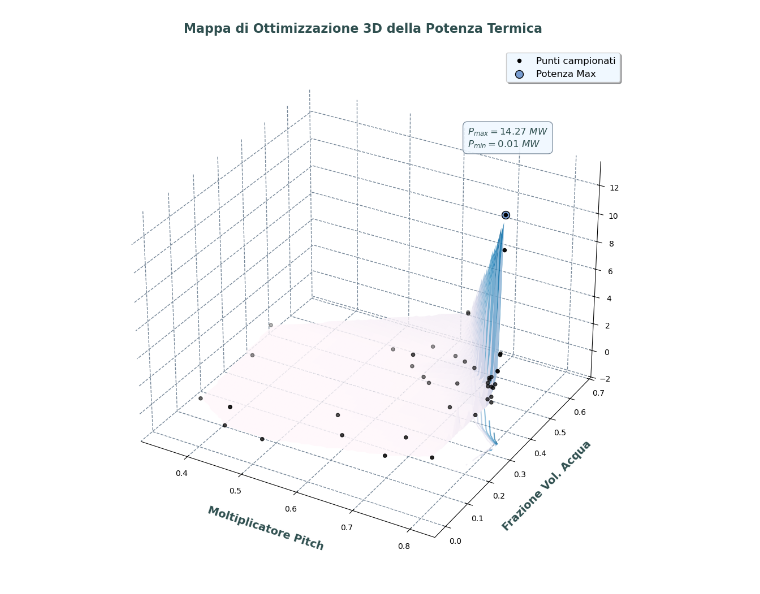
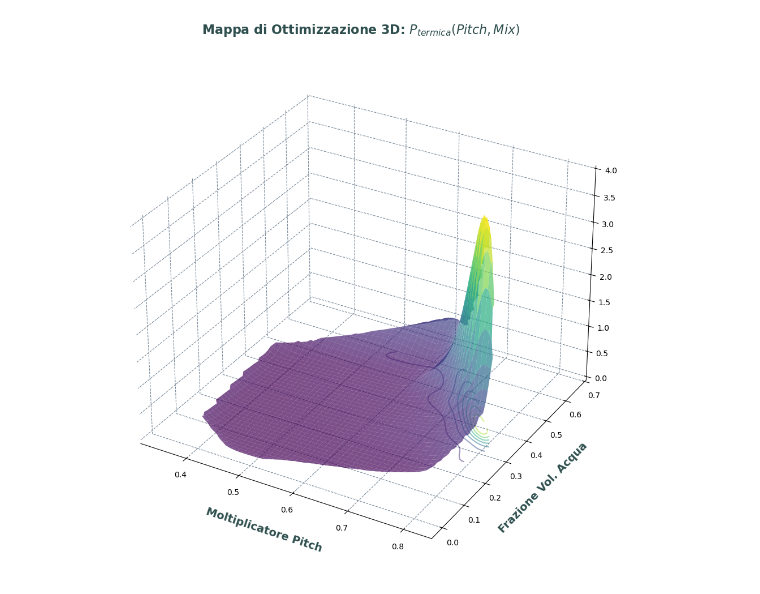
Before and after one commit to oblivion0218/Tesi-Magistrale, a Jupyter notebook: Open MC/reattore_7/fixed/analisi.ipynb, the cells around one changed output. Saved outputs shown, nothing was run; the diff lists cells and outputs as text; code cells hidden in the pictures.

```diff
--- a/Open MC/reattore_7/fixed/analisi.ipynb
+++ b/Open MC/reattore_7/fixed/analisi.ipynb
@@ -2,14 +2,16 @@
 import numpy as np
 import matplotlib.pyplot as plt
 from scipy.interpolate import griddata
+from scipy.ndimage import gaussian_filter
+from matplotlib.lines import Line2D
 import os
 
-# 1. PARAMETRI FISICI
+# --- 1. PARAMETRI FISICI ---
 S = 2.02e17
 E_f_joule = 200.0 * 1e6 * 1.6022e-19
 
-# 2. LETTURA DATI
-FILE_IN = 'result_fixed.txt'
+# --- 2. LETTURA DATI ---
+FILE_IN = 'result_fixed_old.txt'
 
 pitches = []
 mixes = []
@@ -20,78 +22,61 @@ if os.path.exists(FILE_IN):
         for line in f:
             parts = line.split()
             if len(parts) >= 3 and parts[0].replace('.', '', 1).isdigit():
                 pitches.append(float(parts[0]))
                 mixes.append(float(parts[1]))
                 fissions.append(float(parts[2]))
 
 pitches = np.array(pitches)
 mixes = np.array(mixes)
 fissions = np.array(fissions)
 
-# 3. CALCOLO POTENZA TERMICA [MW]
+# --- 3. CALCOLO POTENZA TERMICA [MW] E PUNTI NOTEVOLI ---
 tasso_fissione = fissions * S
 potenza_termica_MW = (tasso_fissione * E_f_joule) / 1e6
 
-# 4. CREAZIONE GRIGLIA PER SURFACE PLOT (Interpolazione Lineare)
-xi = np.linspace(pitches.min(), pitches.max(), 100)
-yi = np.linspace(mixes.min(), mixes.max(), 100)
-XI, YI = np.meshgrid(xi, yi)
+idx_max = np.argmax(potenza_termica_MW)
+idx_min = np.argmin(potenza_termica_MW)
 
-# Interpolazione lineare per sopprimere le oscillazioni (undershoot non fisici)
-ZI = griddata((pitches, mixes), potenza_termica_MW, (XI, YI), method='linear')
+p_max = potenza_termica_MW[idx_max]
+p_min = potenza_termica_MW[idx_min]
+pitch_max, mix_max = pitches[idx_max], mixes[idx_max]
+pitch_min, mix_min = pitches[idx_min], mixes[idx_min]
 
-# 5. PLOTTING 3D
+# --- 4. PREPARAZIONE DATI PER IL PLOT 3D ---
+grid_x, grid_y = np.mgrid[min(pitches):max(pitches):100j, min(mixes):max(mixes):100j]
+grid_z = griddata((pitches, mixes), potenza_termica_MW, (grid_x, grid_y), method='linear')
+
+# Gestione NaN e Smoothing Gaussiano
+nan_mask = np.isnan(grid_z)
+grid_z_filled = np.nan_to_num(grid_z, nan=np.nanmean(grid_z))
+grid_z = gaussian_filter(grid_z_filled, sigma=3)
+grid_z[nan_mask] = np.nan
+
+# --- 5. CREAZIONE E FORMATTAZIONE DEL PLOT ---
 fig = plt.figure(figsize=(16, 10))
 ax = fig.add_subplot(111, projection='3d')
 
-# Superficie 3D con colormap dai toni freddi
-surf = ax.plot_surface(XI, YI, ZI, cmap='PuBu', alpha=0.85, edgecolor='none', antialiased=True)
+surf = ax.plot_surface(grid_x, grid_y, grid_z, cmap="viridis", edgecolor='none', alpha=0.7)
+ax.contour(grid_x, grid_y, grid_z, zdir='z', offset=np.nanmin(grid_z), cmap="viridis", alpha=0.5)
 
-# Proiezioni sul piano di base
-z_min = np.nanmin(ZI)
-offset_val = z_min - (np.nanmax(ZI) - np.nanmin(ZI)) * 0.15
-ax.contour(XI, YI, ZI, zdir='z', offset=offset_val, cmap='PuBu', alpha=0.6, linewidths=1.5)
-ax.set_zlim(offset_val, np.nanmax(ZI))
+# Formattazione Assi e Titoli (Stile Unificato)
+ax.set_title(r"Mappa di Ottimizzazione 3D: $P_{termica}(Pitch, Mix)$",
+             fontsize=16, fontweight='bold', color='#2F4F4F', pad=25)
+ax.set_xlabel(r"Moltiplicatore Pitch", fontsize=14, fontweight='bold', color='#2F4F4F', labelpad=15)
+ax.set_ylabel(r"Frazione Vol. Acqua", fontsize=14, fontweight='bold', color='#2F4F4F', labelpad=15)
+ax.set_zlabel(r"Potenza Termica [MW]", fontsize=14, fontweight='bold', color='#2F4F4F', labelpad=15)
 
-# Identificazione Punti Notevoli
-idx_max = np.argmax(potenza_termica_MW)
-idx_min = np.argmin(potenza_termica_MW)
+# Impostazioni Griglia (Stile Unificato)
+for axis in [ax.xaxis, ax.yaxis, ax.zaxis]:
+    axis._axinfo["grid"].update({"color": "#778899", "linestyle": "--", "alpha": 0.6})
 
-# Scatter Punti Campionati e Punti Notevoli
-ax.scatter(pitches, mixes, potenza_termica_MW, c='#000000', s=20, label='Punti campionati', zorder=4)
-ax.scatter(pitches[idx_max], mixes[idx_max], potenza_termica_MW[idx_max],
-           color='#789DD1', s=100, edgecolor='#000000', label='Potenza Max', zorder=5)
-
-# Formattazione Assi e Titolo
-ax.set_title('Mappa di Ottimizzazione 3D della Potenza Termica', fontsize=16, fontweight='bold', color='#2F4F4F', pad=20)
-ax.set_xlabel('Moltiplicatore Pitch', fontsize=14, fontweight='bold', color='#2F4F4F', labelpad=15)
-ax.set_ylabel('Frazione Vol. Acqua', fontsize=14, fontweight='bold', color='#2F4F4F', labelpad=15)
-ax.set_zlabel('Potenza Termica [MW]', fontsize=14, fontweight='bold', color='#2F4F4F', labelpad=15)
-
-# Stile Griglie
-grid_params = {"color": "#778899", "linestyle": "--", "linewidth": 1, "alpha": 0.6}
-ax.xaxis._axinfo["grid"].update(grid_params)
-ax.yaxis._axinfo["grid"].update(grid_params)
-ax.zaxis._axinfo["grid"].update(grid_params)
-
-# Rimozione del colore di sfondo dai pannelli degli assi
+# Trasparenza pannelli di fondo
 ax.xaxis.set_pane_color((1.0, 1.0, 1.0, 0.0))
 ax.yaxis.set_pane_color((1.0, 1.0, 1.0, 0.0))
 ax.zaxis.set_pane_color((1.0, 1.0, 1.0, 0.0))
 
-# Box Testo Dati Analitici
-testo_dati = '\n'.join((
-    r'$P_{max} = %.2f \ MW$' % (potenza_termica_MW[idx_max], ),
-    r'$P_{min} = %.2f \ MW$' % (potenza_termica_MW[idx_min], )
-))
-props_box = dict(boxstyle='round,pad=0.5', facecolor='#F0F8FF', alpha=0.9, edgecolor='#778899')
-ax.text2D(0.70, 0.85, testo_dati, transform=ax.transAxes, fontsize=12,
-          verticalalignment='top', bbox=props_box, color='#2F4F4F')
-
-# Legenda
-ax.legend(loc='upper right', frameon=True, shadow=True, fontsize=12, facecolor='#F0F8FF')
 
 plt.tight_layout()
 plt.show()
 # %% [output]
-[figure, old version]
+[figure, new version]
```
Also changed, not shown: parts of 1 cell of this notebook, 17 other files.
